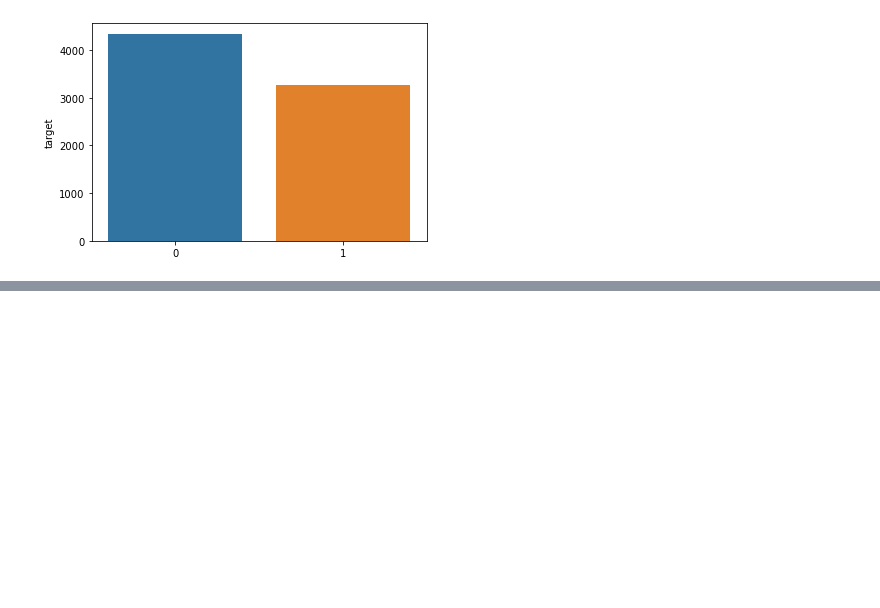
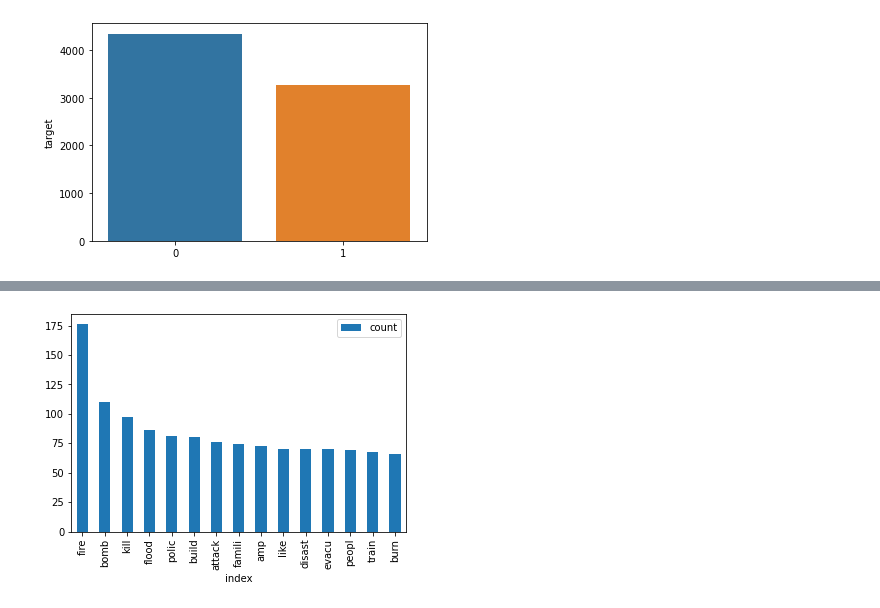
Before and after one commit to danielavillamar/LAB5-DS, a Jupyter notebook: lab5.ipynb, the cells around one changed output, grey strips where cells are left out. Drawn from its saved outputs; the diff is of its cells as text; code cells hidden in the pictures; blank space fills up the shorter version.

```diff
--- a/lab5.ipynb
+++ b/lab5.ipynb
@@ -80,0 +101,20 @@ plt.show()
+# %%
+train['text'] = train['text'].str.lower().str.replace('[^\w\s]',' ').str.replace('\s\s+', ' ')
+# %%
+nltk.download('stopwords')
+nltk.download('punkt')
+stop_words = set(stopwords.words('english'))
+
+def preprocess_stop_words(row):
+    text = row['text']
+    word_tokens = word_tokenize(text)
+    filtered_sentence = [w for w in word_tokens if not w.lower() in stop_words]
+    filtered_sentence = []
+    for w in word_tokens:
+        if w not in stop_words:
+            filtered_sentence.append(w)
+
+    filtered_sentence = ' '.join((str(n) for n in filtered_sentence))
+    return filtered_sentence
+
+train['text'] = train.apply(preprocess_stop_words, axis=1)
@@ -80,0 +128,17 @@ plt.show()
+# %%
+nltk.download('wordnet')
+nltk.download('omw-1.4')
+lemmatizer = WordNetLemmatizer()
+stemmer = PorterStemmer()
+
+def preprocess_stemming_lemmatization(row):
+    text = row['text']
+    temp = text.split()
+    for w in range(len(temp)):
+        temp[w] = lemmatizer.lemmatize(temp[w])
+        temp[w] = stemmer.stem(temp[w])
+
+    text = ' '.join((str(n) for n in temp))
+    return text
+
+train['text'] = train.apply(preprocess_stemming_lemmatization, axis=1)
@@ -80,0 +152,8 @@ plt.show()
+# %%
+
+
+#Frecuencia desastre natural
+desTrain = pd.DataFrame(train[train['target'] == 1].text.str.split(expand=True).stack().value_counts().nlargest(15), columns=['count'])
+ax = desTrain.reset_index().plot.bar(x='index', y='count')
+# %% [output]
+[figure, added]
```
Also changed, not shown: parts of 26 cells of this notebook.
